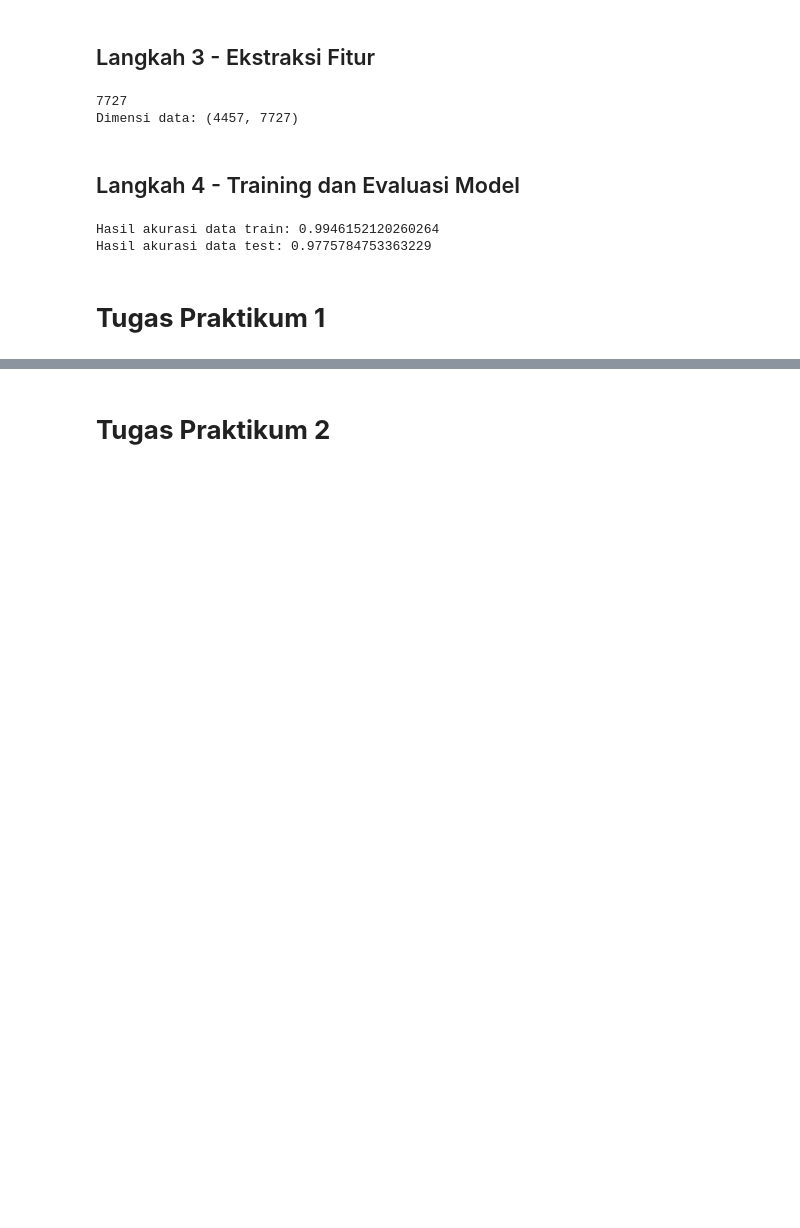
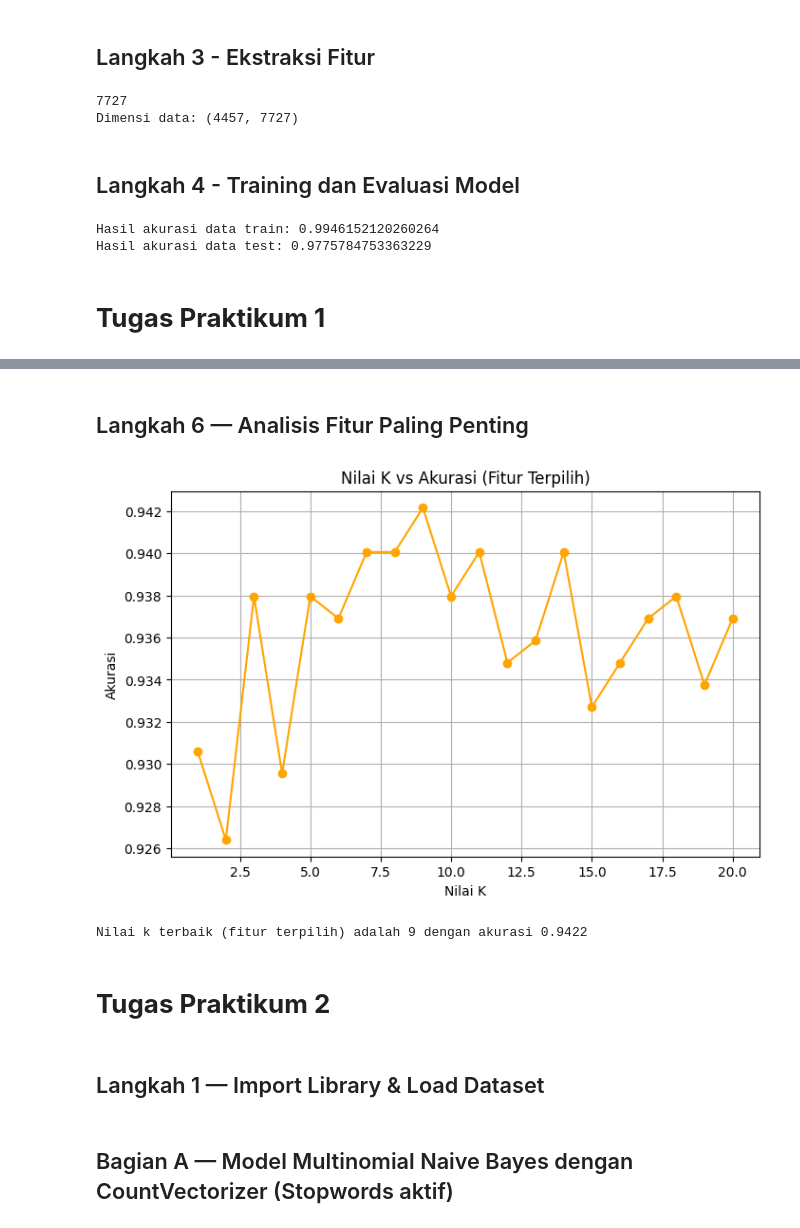
Before and after one commit to agungfradiansyah12/MesingLearning, a Jupyter notebook: jb9MesinLearningKlasifikasi.ipynb, the cells around one changed output, grey strips where cells are left out. Saved outputs shown, nothing was run; the diff lists cells and outputs as text; code cells hidden in the pictures; blank space fills up the shorter version.

```diff
--- a/jb9MesinLearningKlasifikasi.ipynb
+++ b/jb9MesinLearningKlasifikasi.ipynb
@@ -471,2 +590,36 @@ Hasil akurasi data test: 0.9775784753363229
+# %% [markdown]
+## Langkah 6 — Analisis Fitur Paling Penting
+# %%
+selected_features = ['meanfreq', 'sd', 'median', 'Q25', 'Q75', 'IQR']
+X_sel = data[selected_features]
+
+# Normalisasi
+X_sel_scaled = scaler.fit_transform(X_sel)
+
+# Split ulang
+X_train, X_test, y_train, y_test = train_test_split(X_sel_scaled, y, test_size=0.3, random_state=42)
+
+# Cari k terbaik lagi
+acc_sel = []
+for k in range(1, 21):
+    model = KNeighborsClassifier(n_neighbors=k)
+    model.fit(X_train, y_train)
+    acc_sel.append(model.score(X_test, y_test))
+
+plt.figure(figsize=(8,5))
+plt.plot(range(1, 21), acc_sel, marker='o', color='orange')
+plt.title('Nilai K vs Akurasi (Fitur Terpilih)')
+plt.xlabel('Nilai K')
+plt.ylabel('Akurasi')
+plt.grid(True)
+plt.show()
+
+best_k_sel = np.argmax(acc_sel) + 1
+print(f'Nilai k terbaik (fitur terpilih) adalah {best_k_sel} dengan akurasi {max(acc_sel):.4f}')
+# %% [output]
+[figure, added]
+Nilai k terbaik (fitur terpilih) adalah 9 dengan akurasi 0.9422
 # %% [markdown]
 # **Tugas Praktikum 2**
+# %% [markdown]
+## Langkah 1 — Import Library & Load Dataset
@@ -472,0 +652,2 @@ Hasil akurasi data test: 0.9775784753363229
+# %% [markdown]
+## Bagian A — Model Multinomial Naive Bayes dengan CountVectorizer (Stopwords aktif)
```
Also changed, not shown: parts of 27 cells of this notebook.
